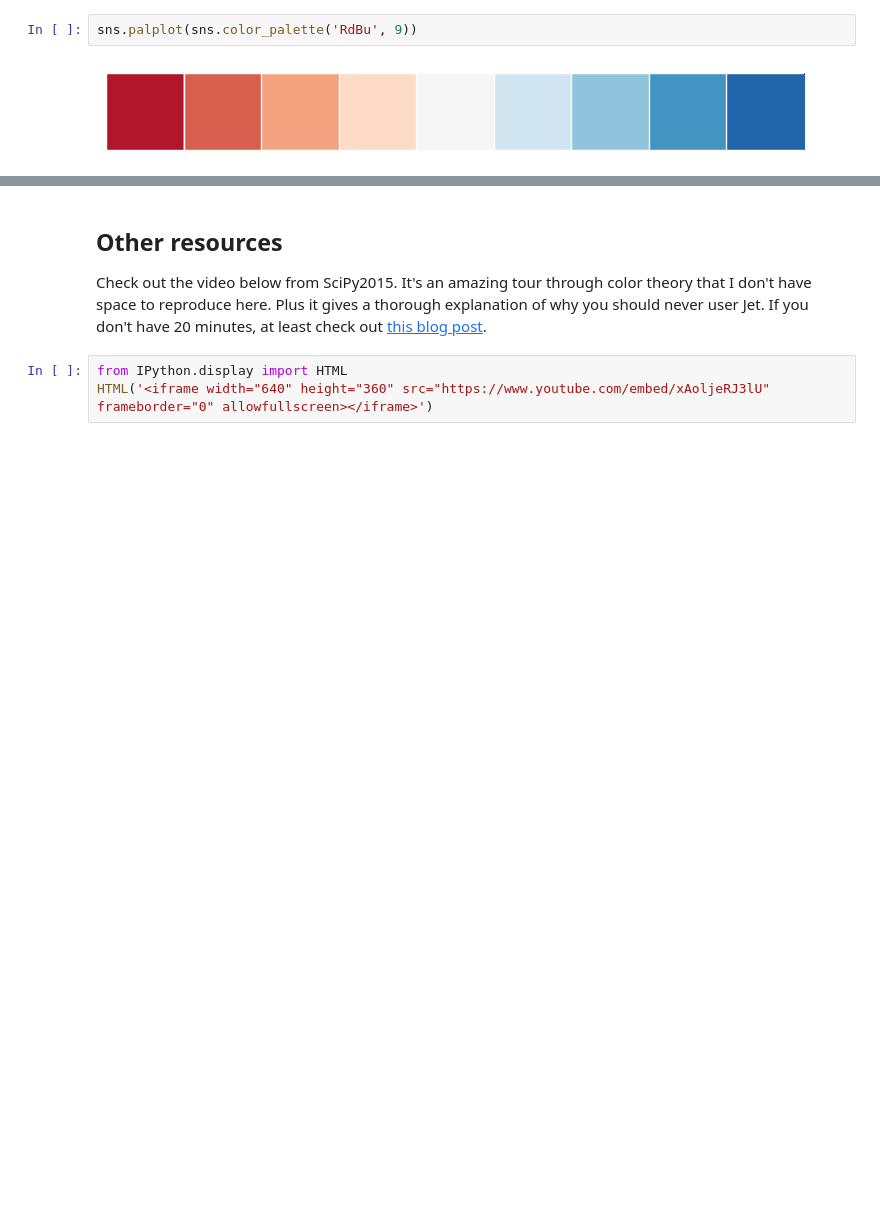
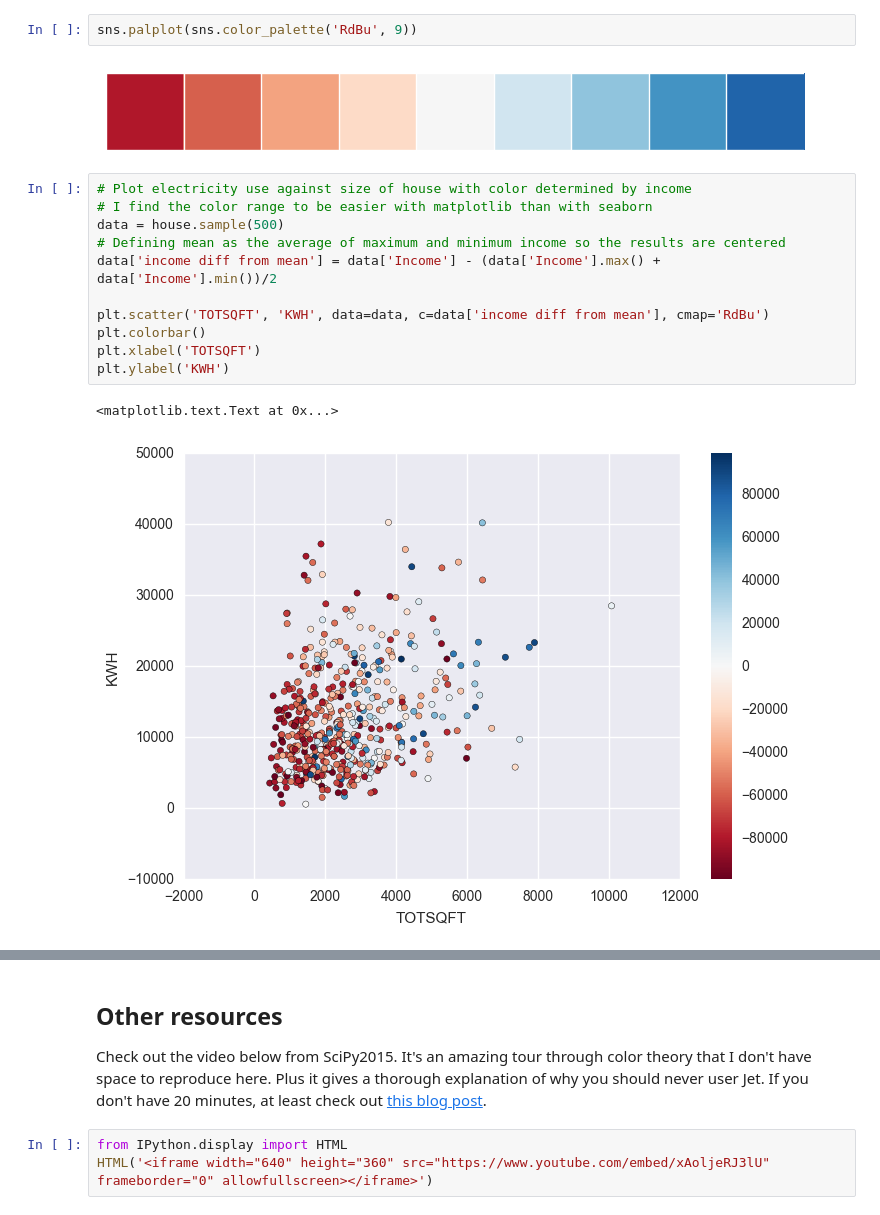
Before and after one commit to gschivley/Visualization-tutorial, a Jupyter notebook: Visualization tutorial.ipynb, the cells around one changed output, grey strips where cells are left out. Saved outputs shown, nothing was run; the diff lists cells and outputs as text; blank space fills up the shorter version.

```diff
--- a/Visualization tutorial.ipynb
+++ b/Visualization tutorial.ipynb
@@ -319,3 +323,17 @@ Diverging palettes encode some quantitative information from a dataset with uppe
 sns.palplot(sns.color_palette('RdBu', 9))
 # %% [output]
 [figure]
+# %%
+# Plot electricity use against size of house with color determined by income
+# I find the color range to be easier with matplotlib than with seaborn
+data = house.sample(500)
+# Defining mean as the average of maximum and minimum income so the results are centered
+data['income diff from mean'] = data['Income'] - (data['Income'].max() + data['Income'].min())/2
+
+plt.scatter('TOTSQFT', 'KWH', data=data, c=data['income diff from mean'], cmap='RdBu')
+plt.colorbar()
+plt.xlabel('TOTSQFT')
+plt.ylabel('KWH')
+# %% [output]
+<matplotlib.text.Text at 0x...>
+[figure, added]
```
Also changed, not shown: parts of 8 cells of this notebook.
